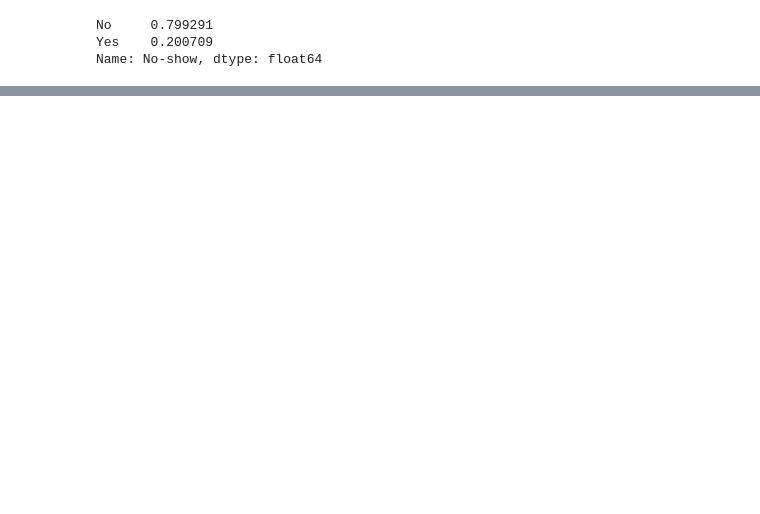
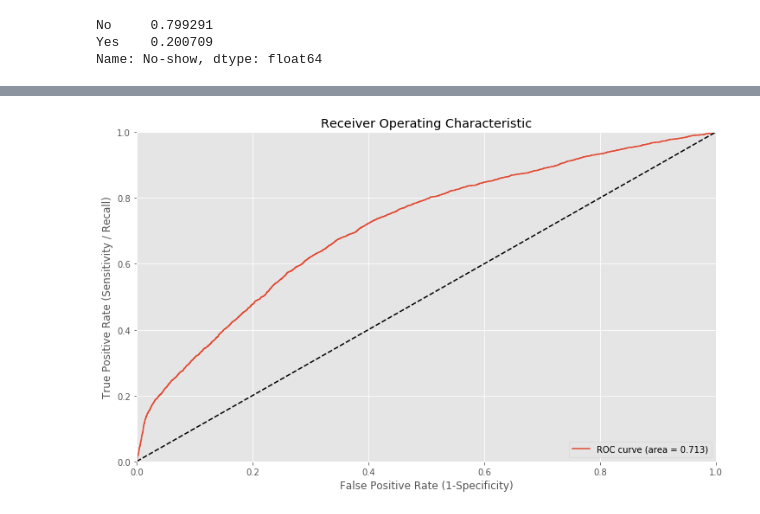
Before and after one commit to vivekmehendiratta/medicalAppointmentClassification, a Jupyter notebook: medicalAppointmentClassification.ipynb, the cells around one changed output, grey strips where cells are left out. Drawn from its saved outputs; the diff is of its cells as text; code cells hidden in the pictures; blank space fills up the shorter version.

Commit message:
Logistic Regression Model added

```diff
--- a/medicalAppointmentClassification.ipynb
+++ b/medicalAppointmentClassification.ipynb
@@ -333,0 +344,10 @@ Name: No-show, dtype: float64
+# %%
+selected_features = ['day_difference', 'SMS_received', 'prior_no_show', 'Age', 'Neighbourhood', 'scheduled_hour', 'scheduled_monthday']
+X = appoint_data[selected_features]
+
+# dummies of 'Neighbourhood' feature
+neighbourhood_dummies = pd.get_dummies(X['Neighbourhood'])
+X.drop('Neighbourhood', axis = 1, inplace = True)
+X = pd.concat([X, neighbourhood_dummies], axis = 1)
+
+y = appoint_data['target']
@@ -333,0 +360,13 @@ Name: No-show, dtype: float64
+# %%
+# Splitting the data into training and testing sets
+X_train, X_test, y_train, y_test = train_test_split(X, y, test_size=0.3, random_state=42)
+
+# instantiate the model
+log_reg = LogisticRegression(random_state=42)
+
+# fit
+log_reg.fit(X_train,y_train)
+
+# predict
+y_pred = log_reg.predict(X_test)
+y_pred_prob = log_reg.predict_proba(X_test)[:,1]
@@ -333,0 +457,8 @@ Name: No-show, dtype: float64
+# %%
+fpr, tpr, thresholds = roc_curve(y_score=y_pred_prob, y_true=y_test)
+print('True Positive Rate  : {}'.format(tpr))
+print('False Positive Rate : {}'.format(fpr))
+print('Thresholds : {}'.format(thresholds))
+
+auc_score = roc_auc_score(y_true=y_test, y_score=y_pred_prob)
+print('AUC score : {}'.format(auc_score))
@@ -333,0 +471,12 @@ Name: No-show, dtype: float64
+# %%
+plt.plot(fpr, tpr, label='ROC curve (area = %0.3f)' % auc_score)
+plt.plot([0,1], [0,1], 'k--')
+plt.xlim([0.0, 1.0])
+plt.ylim([0.0, 1.0])
+plt.xlabel('False Positive Rate (1-Specificity)')
+plt.ylabel('True Positive Rate (Sensitivity / Recall)')
+plt.title('Receiver Operating Characteristic')
+plt.legend(loc="lower right")
+plt.show()
+# %% [output]
+[figure, added]
```
Also changed, not shown: parts of 20 cells of this notebook.
